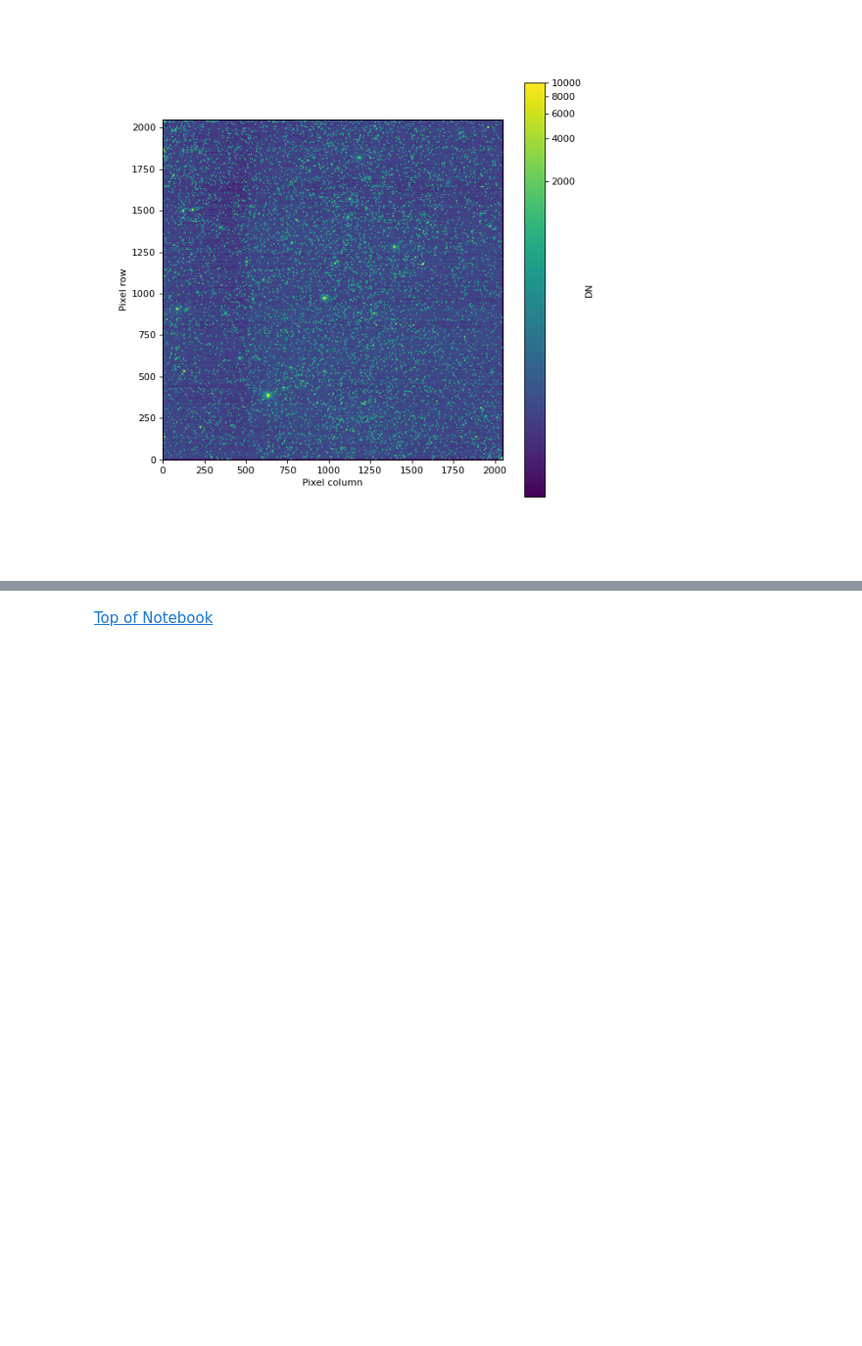
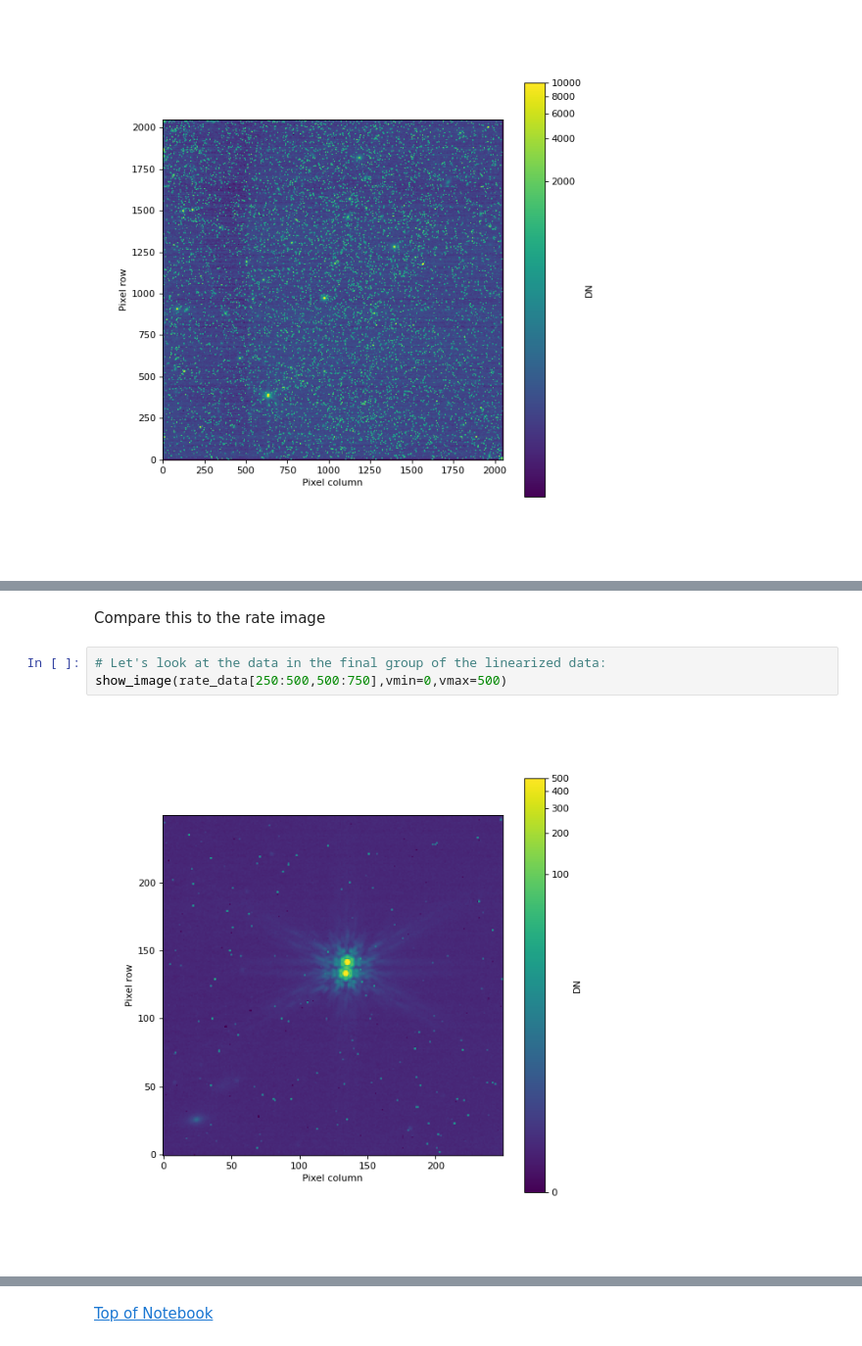
Before and after one commit to eas342/nircam_science_meeting_jwebbinar, a Jupyter notebook: jwst_imaging_mode_nc_science_meeting.ipynb, the cells around one changed output, grey strips where cells are left out. Shown at 98% size. Saved outputs shown, nothing was run; the diff lists cells and outputs as text; blank space fills up the shorter version.

```diff
--- a/jwst_imaging_mode_nc_science_meeting.ipynb
+++ b/jwst_imaging_mode_nc_science_meeting.ipynb
@@ -776,0 +809,7 @@ show_image(lin_data[0, -1, :, :], 100, 10000)
+# %% [markdown]
+Compare this to the rate image
+# %%
+# Let's look at the data in the final group of the linearized data:
+show_image(rate_data[250:500,500:750],vmin=0,vmax=500)
+# %% [output]
+[figure, added]
```
Also changed, not shown: parts of 20 cells of this notebook.
